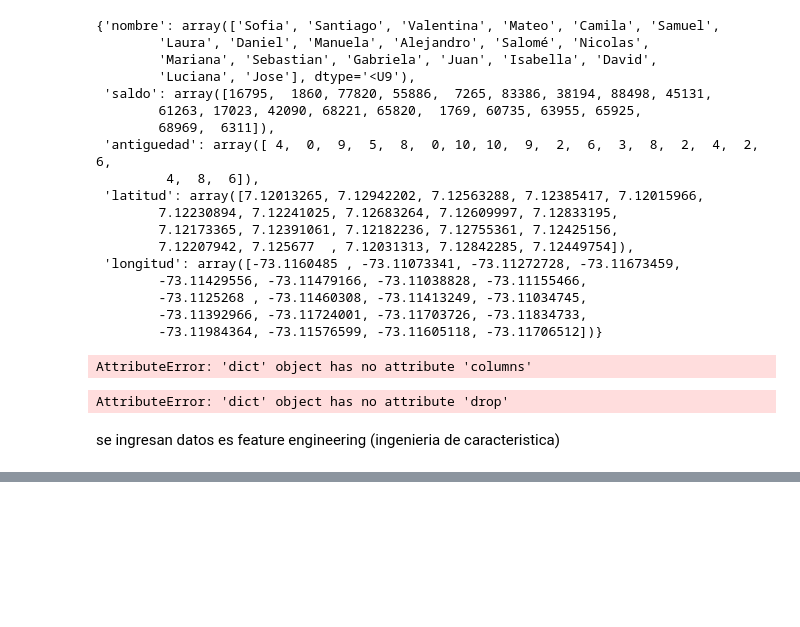
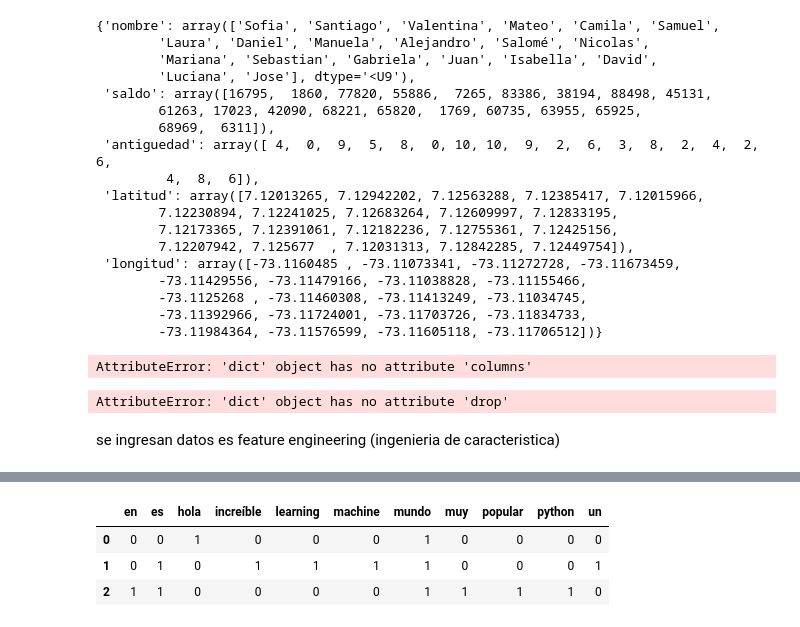
Before and after one commit to IsabelVargas2/Curso-Inteligencia-Artificial, a Jupyter notebook: eda_apuntes_de_clase.ipynb, the cells around one changed output, grey strips where cells are left out. Drawn from its saved outputs; the diff is of its cells as text; code cells hidden in the pictures; blank space fills up the shorter version.

```diff
--- a/eda_apuntes_de_clase.ipynb
+++ b/eda_apuntes_de_clase.ipynb
@@ -920,0 +972,16 @@ se ingresan datos es feature engineering (ingenieria de caracteristica)
+# %%
+from sklearn.feature_extraction.text import CountVectorizer
+
+# Datos de texto
+data_texto = pd.DataFrame({
+    "Texto": ["Hola mundo", "Machine learning es un mundo increíble", "Python es muy popular en mundo"]
+})
+data_texto
+
+# Vectorizador de palabras
+vectorizer = CountVectorizer()
+matriz_frecuencia = vectorizer.fit_transform(data_texto["Texto"])
+
+# Mostrar el vocabulario y la matriz
+print("\nVocabulario:", vectorizer.get_feature_names_out())
+print("Matriz de frecuencia:\n", matriz_frecuencia.toarray())
@@ -920,0 +995,8 @@ se ingresan datos es feature engineering (ingenieria de caracteristica)
+# %%
+palabras=pd.DataFrame(matriz_frecuencia.toarray(),columns=vectorizer.get_feature_names_out())
+palabras
+# %% [output]
+|  | en | es | hola | increíble | learning | machine | mundo | muy | popular | python | un |
+| 0 | 0 | 0 | 1 | 0 | 0 | 0 | 1 | 0 | 0 | 0 | 0 |
+| 1 | 0 | 1 | 0 | 1 | 1 | 1 | 1 | 0 | 0 | 0 | 1 |
+| 2 | 1 | 1 | 0 | 0 | 0 | 0 | 1 | 1 | 1 | 1 | 0 |
```
Also changed, not shown: parts of 12 cells of this notebook.
